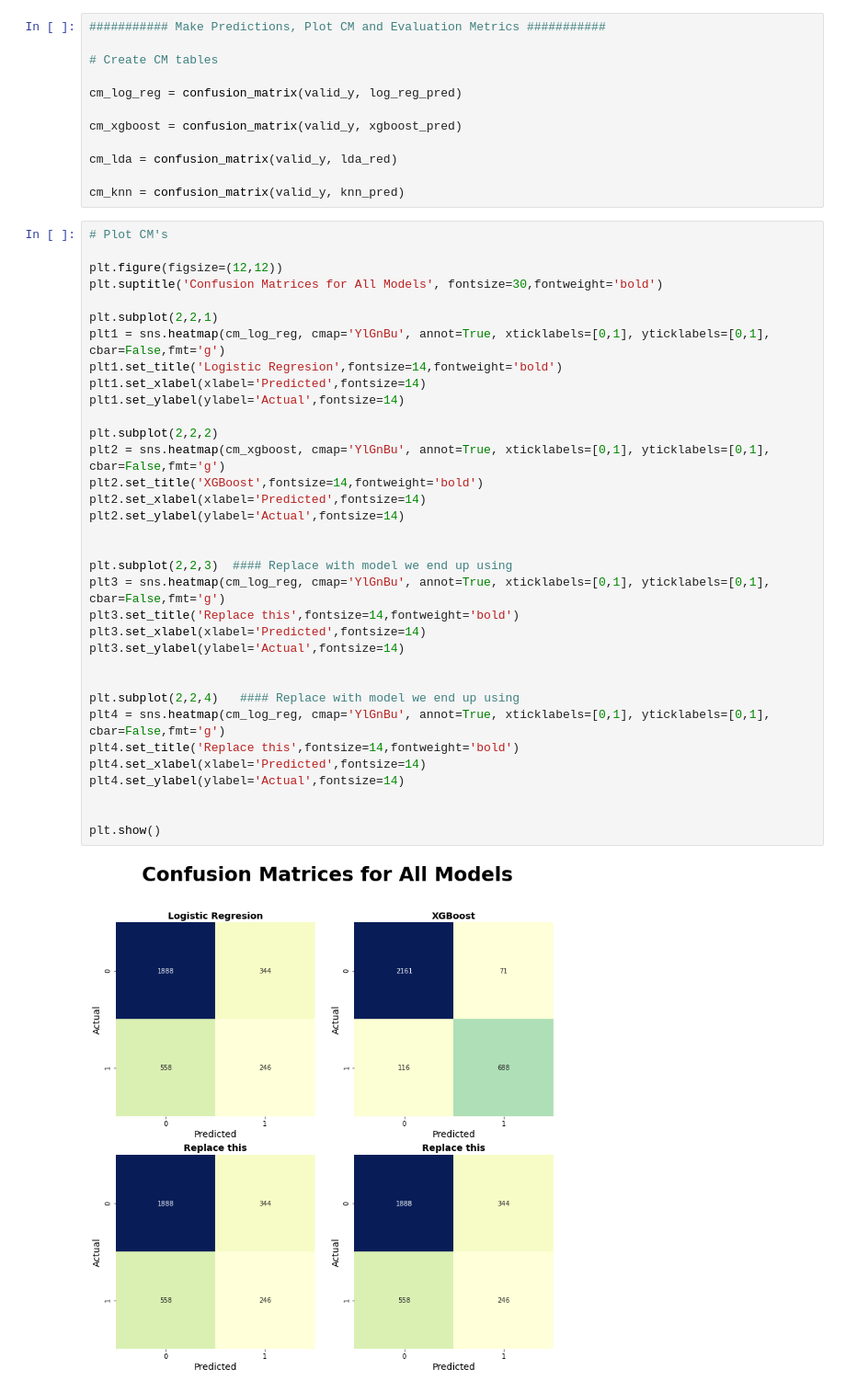
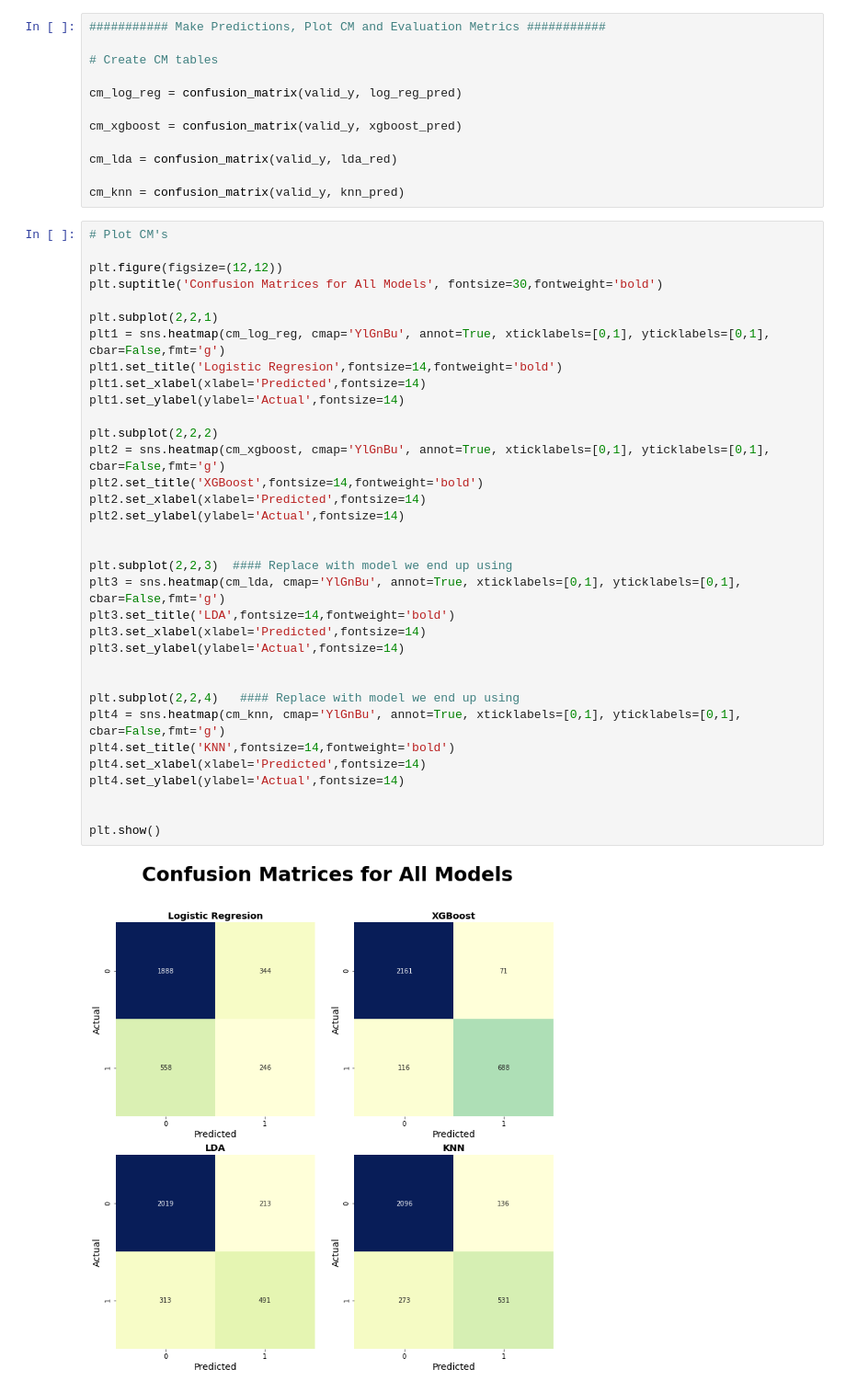
Before and after one commit to bikramgill3/ADS505, a Jupyter notebook: Data Science for Business - Final.ipynb, the cells around one changed output. Shown at 92% size. Saved outputs shown, nothing was run; the diff lists cells and outputs as text.

```diff
--- a/Data Science for Business - Final.ipynb
+++ b/Data Science for Business - Final.ipynb
@@ -726,35 +728,35 @@ cm_knn = confusion_matrix(valid_y, knn_pred)
 # Plot CM's
 
 plt.figure(figsize=(12,12))
 plt.suptitle('Confusion Matrices for All Models', fontsize=30,fontweight='bold')
 
 plt.subplot(2,2,1)
 plt1 = sns.heatmap(cm_log_reg, cmap='YlGnBu', annot=True, xticklabels=[0,1], yticklabels=[0,1], cbar=False,fmt='g')
 plt1.set_title('Logistic Regresion',fontsize=14,fontweight='bold')
 plt1.set_xlabel(xlabel='Predicted',fontsize=14)
 plt1.set_ylabel(ylabel='Actual',fontsize=14)
 
 plt.subplot(2,2,2)
 plt2 = sns.heatmap(cm_xgboost, cmap='YlGnBu', annot=True, xticklabels=[0,1], yticklabels=[0,1], cbar=False,fmt='g')
 plt2.set_title('XGBoost',fontsize=14,fontweight='bold')
 plt2.set_xlabel(xlabel='Predicted',fontsize=14)
 plt2.set_ylabel(ylabel='Actual',fontsize=14)
 
 
 plt.subplot(2,2,3)  #### Replace with model we end up using
-plt3 = sns.heatmap(cm_log_reg, cmap='YlGnBu', annot=True, xticklabels=[0,1], yticklabels=[0,1], cbar=False,fmt='g')
-plt3.set_title('Replace this',fontsize=14,fontweight='bold')
+plt3 = sns.heatmap(cm_lda, cmap='YlGnBu', annot=True, xticklabels=[0,1], yticklabels=[0,1], cbar=False,fmt='g')
+plt3.set_title('LDA',fontsize=14,fontweight='bold')
 plt3.set_xlabel(xlabel='Predicted',fontsize=14)
 plt3.set_ylabel(ylabel='Actual',fontsize=14)
 
 
 plt.subplot(2,2,4)   #### Replace with model we end up using
-plt4 = sns.heatmap(cm_log_reg, cmap='YlGnBu', annot=True, xticklabels=[0,1], yticklabels=[0,1], cbar=False,fmt='g')
-plt4.set_title('Replace this',fontsize=14,fontweight='bold')
+plt4 = sns.heatmap(cm_knn, cmap='YlGnBu', annot=True, xticklabels=[0,1], yticklabels=[0,1], cbar=False,fmt='g')
+plt4.set_title('KNN',fontsize=14,fontweight='bold')
 plt4.set_xlabel(xlabel='Predicted',fontsize=14)
 plt4.set_ylabel(ylabel='Actual',fontsize=14)
 
 
 plt.show()
 # %% [output]
-[figure, old version]
+[figure, new version]
```
Also changed, not shown: parts of 4 cells of this notebook.
